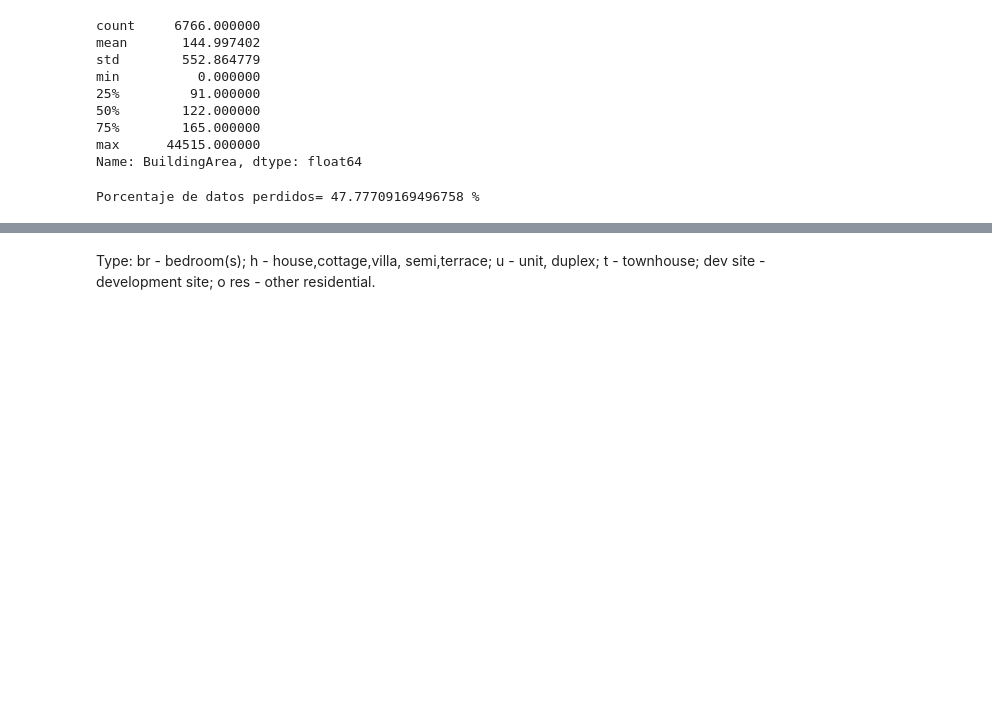
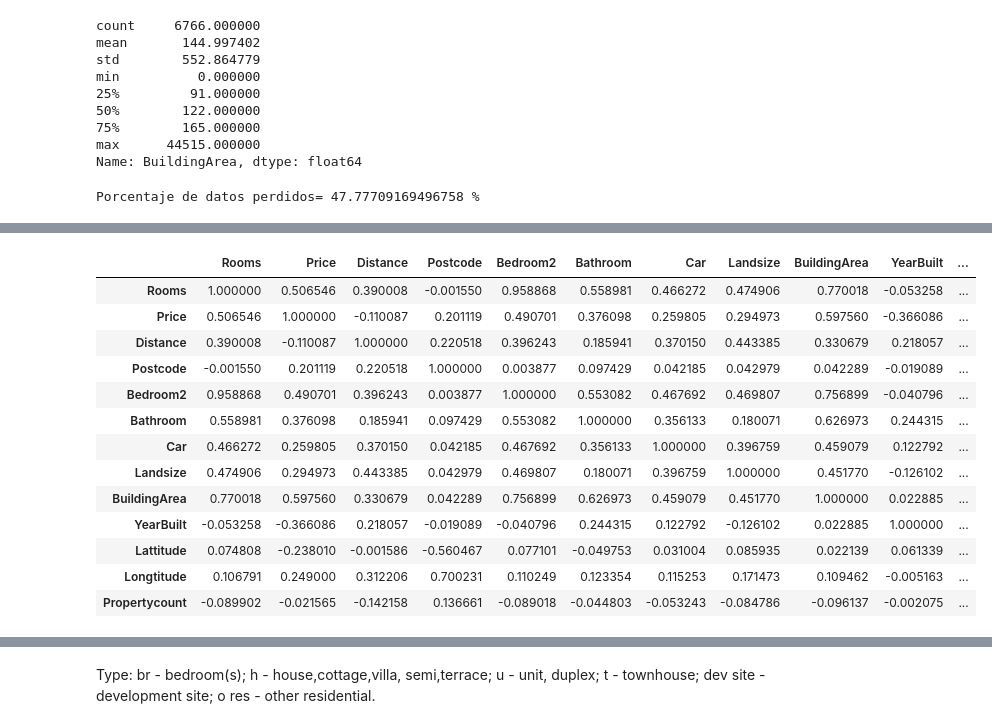
Before and after one commit to estebanarr/TP2_exploracion_curacion_datos, a Jupyter notebook: Entregable_Parte_1.ipynb, the cells around one changed output, grey strips where cells are left out. Cells and saved outputs as stored; diff of their text form; code cells hidden in the pictures; blank space fills up the shorter version.

```diff
--- a/Entregable_Parte_1.ipynb
+++ b/Entregable_Parte_1.ipynb
@@ -225,0 +242,18 @@ sns.histplot(melb_df2.Propertycount)  #representa la cantidad de propiedades que
+# %%
+melb_df2_cor=melb_df2.corr(method="spearman") #Debido a que las variables no poseen distribución normal se utilizó el metodo de spearman
+melb_df2_cor
+# %% [output]
+|  | Rooms | Price | Distance | Postcode | Bedroom2 | Bathroom | Car | Landsize | BuildingArea | YearBuilt | ... |
+| Rooms | 1.000000 | 0.506546 | 0.390008 | -0.001550 | 0.958868 | 0.558981 | 0.466272 | 0.474906 | 0.770018 | -0.053258 | ... |
+| Price | 0.506546 | 1.000000 | -0.110087 | 0.201119 | 0.490701 | 0.376098 | 0.259805 | 0.294973 | 0.597560 | -0.366086 | ... |
+| Distance | 0.390008 | -0.110087 | 1.000000 | 0.220518 | 0.396243 | 0.185941 | 0.370150 | 0.443385 | 0.330679 | 0.218057 | ... |
+| Postcode | -0.001550 | 0.201119 | 0.220518 | 1.000000 | 0.003877 | 0.097429 | 0.042185 | 0.042979 | 0.042289 | -0.019089 | ... |
+| Bedroom2 | 0.958868 | 0.490701 | 0.396243 | 0.003877 | 1.000000 | 0.553082 | 0.467692 | 0.469807 | 0.756899 | -0.040796 | ... |
+| Bathroom | 0.558981 | 0.376098 | 0.185941 | 0.097429 | 0.553082 | 1.000000 | 0.356133 | 0.180071 | 0.626973 | 0.244315 | ... |
+| Car | 0.466272 | 0.259805 | 0.370150 | 0.042185 | 0.467692 | 0.356133 | 1.000000 | 0.396759 | 0.459079 | 0.122792 | ... |
+| Landsize | 0.474906 | 0.294973 | 0.443385 | 0.042979 | 0.469807 | 0.180071 | 0.396759 | 1.000000 | 0.451770 | -0.126102 | ... |
+| BuildingArea | 0.770018 | 0.597560 | 0.330679 | 0.042289 | 0.756899 | 0.626973 | 0.459079 | 0.451770 | 1.000000 | 0.022885 | ... |
+| YearBuilt | -0.053258 | -0.366086 | 0.218057 | -0.019089 | -0.040796 | 0.244315 | 0.122792 | -0.126102 | 0.022885 | 1.000000 | ... |
+| Lattitude | 0.074808 | -0.238010 | -0.001586 | -0.560467 | 0.077101 | -0.049753 | 0.031004 | 0.085935 | 0.022139 | 0.061339 | ... |
+| Longtitude | 0.106791 | 0.249000 | 0.312206 | 0.700231 | 0.110249 | 0.123354 | 0.115253 | 0.171473 | 0.109462 | -0.005163 | ... |
+| Propertycount | -0.089902 | -0.021565 | -0.142158 | 0.136661 | -0.089018 | -0.044803 | -0.053243 | -0.084786 | -0.096137 | -0.002075 | ... |
```
Also changed, not shown: parts of 11 cells of this notebook.
